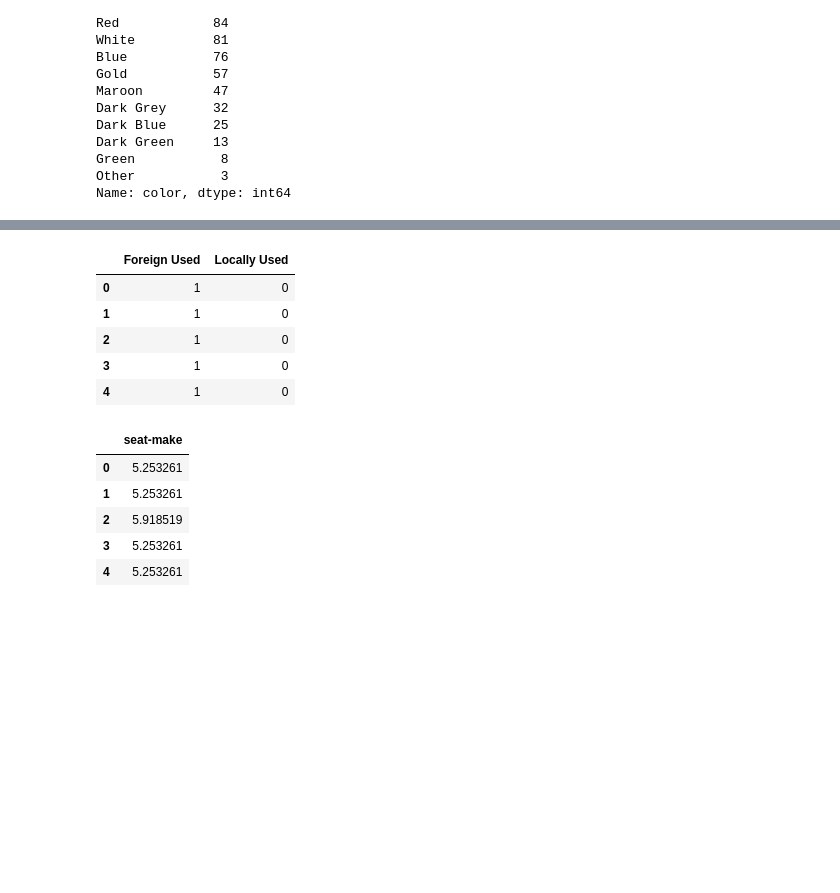
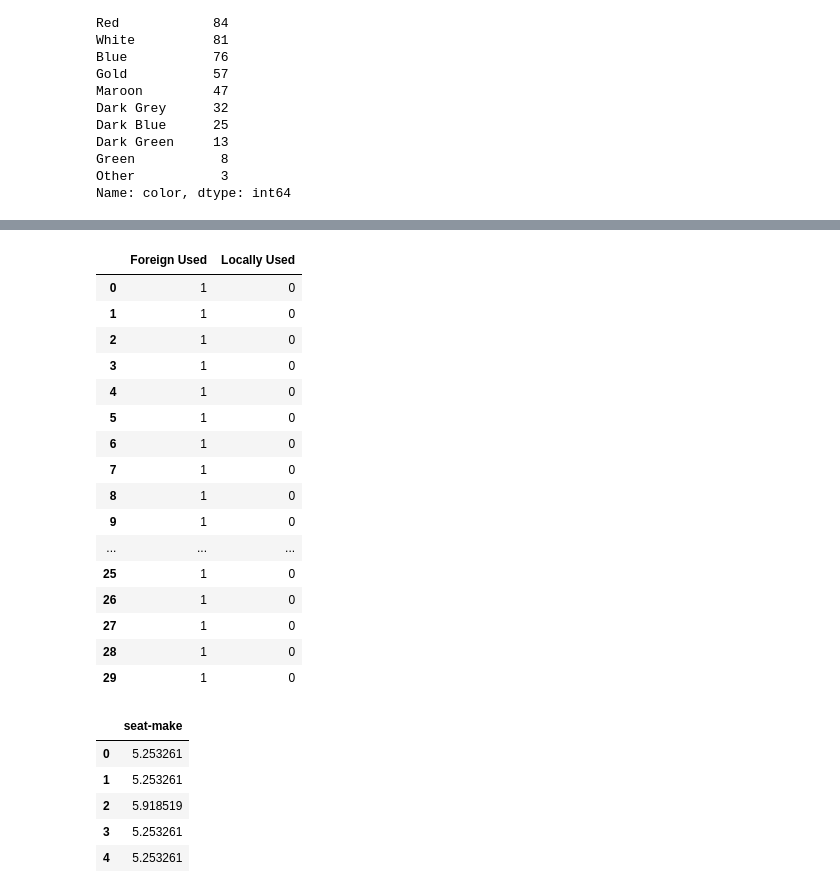
Before and after one commit to samsonafo/dsr-trees, a Jupyter notebook: encoding.ipynb, the cells around one changed output, grey strips where cells are left out. Drawn from its saved outputs; the diff is of its cells as text; code cells hidden in the pictures; blank space fills up the shorter version.

```diff
--- a/encoding.ipynb
+++ b/encoding.ipynb
@@ -28,7 +28,7 @@ import category_encoders as ce
 import pandas as pd
 import numpy as np
 
-data = pd.read_csv('./data/cars.csv',index_col=0)
+data = pd.read_csv('./data/cars/cars.csv',index_col=0)
 data.head()
 # %% [output]
 |  | Foreign/Local Used | color | wheel drive | Automation | seat-make | price | description | make-year | ... |
@@ -77,6 +77,6 @@ data.head()
 # create an object of the OneHotEncoder
 ce_one = ce.OneHotEncoder(cols=['Foreign/Local Used'])
 
-ce_one.fit_transform(data).head()
+ce_one.fit_transform(data)
 # %% [output]
 |  | Foreign/Local Used_1 | Foreign/Local Used_2 | color | wheel drive | Automation | seat-make | price | ... |
@@ -88,15 +95,26 @@ ce_one.fit_transform(data).head()
 # %%
 #get_dummies
-pd.get_dummies(data['Foreign/Local Used']).head()
+pd.get_dummies(data['Foreign/Local Used']).head(30)
 
 #Convert categorical variable into dummy/indicator variables.
 # %% [output]
 |  | Foreign Used | Locally Used |
 | 0 | 1 | 0 |
 | 1 | 1 | 0 |
 | 2 | 1 | 0 |
 | 3 | 1 | 0 |
 | 4 | 1 | 0 |
+| 5 | 1 | 0 |
+| 6 | 1 | 0 |
+| 7 | 1 | 0 |
+| 8 | 1 | 0 |
+| 9 | 1 | 0 |
+| ... | ... | ... |
+| 25 | 1 | 0 |
+| 26 | 1 | 0 |
+| 27 | 1 | 0 |
+| 28 | 1 | 0 |
+| 29 | 1 | 0 |
 # %%
 #Target encoding
 ce_te = ce.TargetEncoder(cols=['seat-make'])
```
Also changed, not shown: parts of 3 cells of this notebook, 7 other files.
